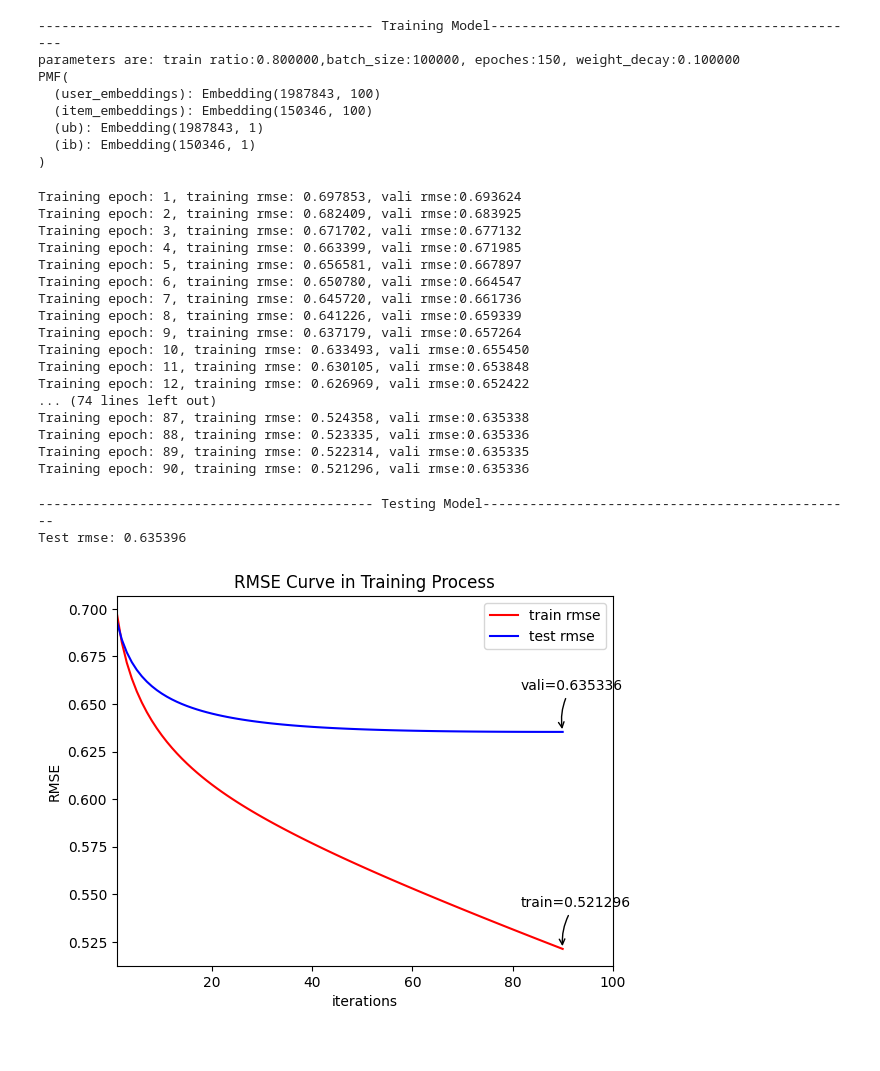
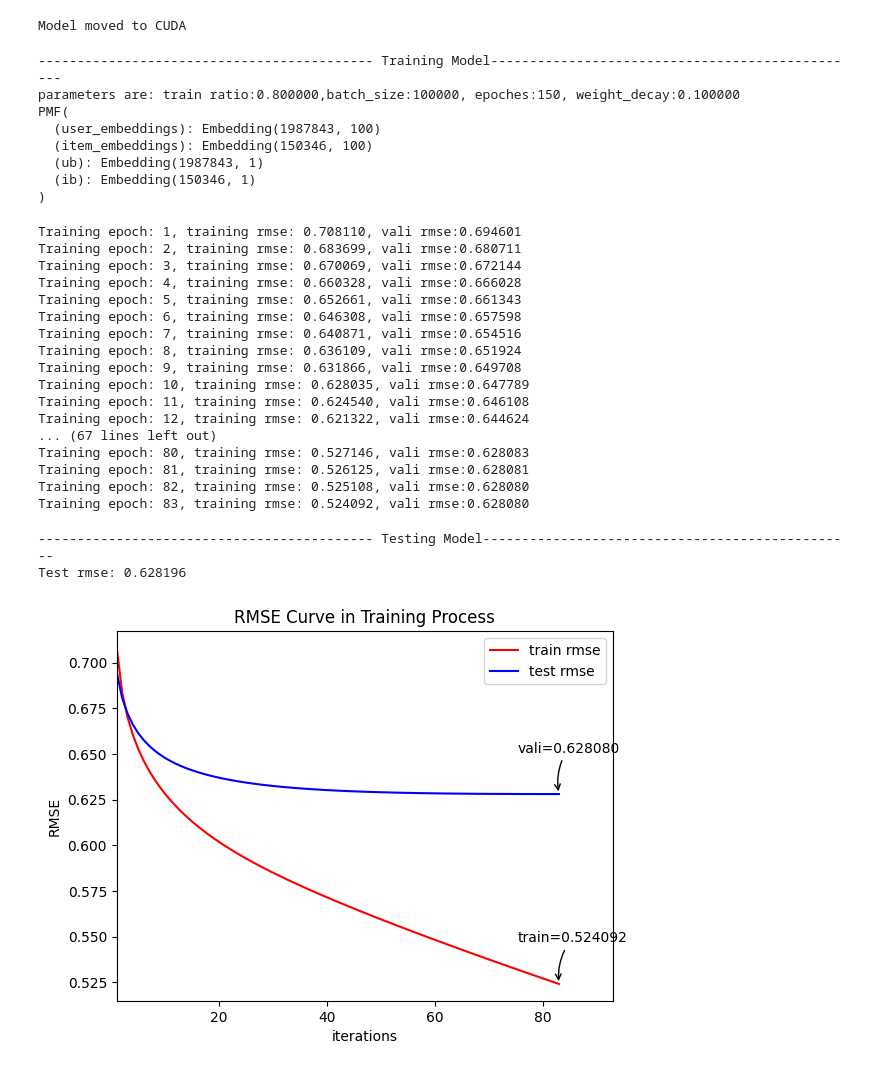
Before and after one commit to nghiax32/DRL-based-Recommendation, a Jupyter notebook: pmf.ipynb, the cells around one changed output. Saved outputs shown, nothing was run; the diff lists cells and outputs as text; code cells hidden in the pictures.

```diff
--- a/pmf.ipynb
+++ b/pmf.ipynb
@@ -25,9 +27,9 @@ batch_size = 100000
 # Number of maximum epoches to train
 epoches = 150
 # Enables CUDA training
-enable_cuda = False
+enable_cuda = True
 # Generate random seed
-seed = 1
+seed = 42
 # Weight decay
 weight_decay = 0.1
 # Size of embedding features
@@ -49,7 +51,7 @@ rest = pickle.load(open('dataset/rest_id_to_num.pkl', 'rb'))
 data = np.load('dataset/data.npy', allow_pickle=True)
 # %%
 # Normalize rewards to [-1, 1]
-# data[:,0] = 0.5*(data[:,0] - 3)
+data[:,0] = 0.5*(data[:,0] - 3)
 # print(data)
 
 # Shuffle data
@@ -97,7 +99,6 @@ loss_function = nn.MSELoss(reduction='sum')
 
 # Set optimizer (uncomment Adam for adam)
 optimizer = optim.SGD(model.parameters(), lr=lr, weight_decay=weight_decay, momentum=momentum)
-# optimizer = optim.Adam(model.parameters(), lr=lr, weight_decay=weight_decay)
 
 # Function for training one epoch
 def train(epoch, train_data_loader):
@@ -123,7 +124,8 @@ def train(epoch, train_data_loader):
         else:
             col = Variable(col.long())
         val = Variable(val.float())
-        val = 0.5*(val - 3)
+        # Normalize rewards to [-1, 1]
+        # val = 0.5*(val - 3)
 
         # Move data to CUDA
         if cuda:
@@ -142,6 +144,8 @@ def train(epoch, train_data_loader):
 
     epoch_loss /= train_data_loader.dataset.shape[0]
     return epoch_loss
+# %% [output]
+Model moved to CUDA
 # %%
 # training model part
 print('------------------------------------------- Training Model------------------------------------------------')
@@ -169,10 +173,10 @@ for epoch in range(1, epoches+1):
         vali_row = Variable(torch.from_numpy(vali_data[:, 5]).long())
         vali_col = Variable(torch.from_numpy(vali_data[:, 7]).long())
 
+    vali_val = vali_data[:, 0]
     # Normalize rewards to [-1, 1]
-    vali_val = vali_data[:, 0]
-    vali_val = vali_val.astype(float)
-    vali_val = 0.5*(vali_val - 3)
+    # vali_val = vali_val.astype(float)
+    # vali_val = 0.5*(vali_val - 3)
 
     # Get validation predictions
     vali_preds = model.predict(vali_row, vali_col)
@@ -207,23 +211,23 @@ PMF(
   (ub): Embedding(1987843, 1)
   (ib): Embedding(150346, 1)
 )
-Training epoch: 1, training rmse: 0.697853, vali rmse:0.693624
-Training epoch: 2, training rmse: 0.682409, vali rmse:0.683925
-Training epoch: 3, training rmse: 0.671702, vali rmse:0.677132
-Training epoch: 4, training rmse: 0.663399, vali rmse:0.671985
-Training epoch: 5, training rmse: 0.656581, vali rmse:0.667897
-Training epoch: 6, training rmse: 0.650780, vali rmse:0.664547
-Training epoch: 7, training rmse: 0.645720, vali rmse:0.661736
-Training epoch: 8, training rmse: 0.641226, vali rmse:0.659339
-Training epoch: 9, training rmse: 0.637179, vali rmse:0.657264
-Training epoch: 10, training rmse: 0.633493, vali rmse:0.655450
-Training epoch: 11, training rmse: 0.630105, vali rmse:0.653848
-Training epoch: 12, training rmse: 0.626969, vali rmse:0.652422
-... (74 lines left out)
-Training epoch: 87, training rmse: 0.524358, vali rmse:0.635338
-Training epoch: 88, training rmse: 0.523335, vali rmse:0.635336
-Training epoch: 89, training rmse: 0.522314, vali rmse:0.635335
-Training epoch: 90, training rmse: 0.521296, vali rmse:0.635336
+Training epoch: 1, training rmse: 0.708110, vali rmse:0.694601
+Training epoch: 2, training rmse: 0.683699, vali rmse:0.680711
+Training epoch: 3, training rmse: 0.670069, vali rmse:0.672144
+Training epoch: 4, training rmse: 0.660328, vali rmse:0.666028
+Training epoch: 5, training rmse: 0.652661, vali rmse:0.661343
+Training epoch: 6, training rmse: 0.646308, vali rmse:0.657598
+Training epoch: 7, training rmse: 0.640871, vali rmse:0.654516
+Training epoch: 8, training rmse: 0.636109, vali rmse:0.651924
+Training epoch: 9, training rmse: 0.631866, vali rmse:0.649708
+Training epoch: 10, training rmse: 0.628035, vali rmse:0.647789
+Training epoch: 11, training rmse: 0.624540, vali rmse:0.646108
+Training epoch: 12, training rmse: 0.621322, vali rmse:0.644624
+... (67 lines left out)
+Training epoch: 80, training rmse: 0.527146, vali rmse:0.628083
+Training epoch: 81, training rmse: 0.526125, vali rmse:0.628081
+Training epoch: 82, training rmse: 0.525108, vali rmse:0.628080
+Training epoch: 83, training rmse: 0.524092, vali rmse:0.628080
 # %%
 print('------------------------------------------- Testing Model------------------------------------------------')
 
@@ -238,39 +242,39 @@ else:
 # Get test predictions
 preds = model.predict(test_row, test_col)
 
+test_val = test_data[:, 0]
 # Normalize rewards to [-1, 1]
-test_val = test_data[:, 0]
-test_val = test_val.astype(float)
-test_val = 0.5*(test_val - 3)
+# test_val = test_val.astype(float)
+# test_val = 0.5*(test_val - 3)
 
 # Get test rmse loss
 if cuda:
     test_rmse = RMSE(preds.cpu().data.numpy(), test_val)
 else:
     test_rmse = RMSE(preds.data.numpy(), test_val)
 print('Test rmse: {:f}'.format(test_rmse))
 
 # Create plots
 plt.figure(1)
 plt.plot(range(1, len(train_rmse_list)+1), train_rmse_list, color='r', label='train rmse')
 plt.plot(range(1, len(vali_rmse_list)+1), vali_rmse_list, color='b', label='test rmse')
 plt.legend()
 plt.annotate(r'train=%f' % (train_rmse_list[-1]), xy=(len(train_rmse_list), train_rmse_list[-1]),
              xycoords='data', xytext=(-30, 30), textcoords='offset points', fontsize=10,
              arrowprops=dict(arrowstyle='->', connectionstyle='arc3, rad=.2'))
 plt.annotate(r'vali=%f' % (vali_rmse_list[-1]), xy=(len(vali_rmse_list), vali_rmse_list[-1]),
              xycoords='data', xytext=(-30, 30), textcoords='offset points', fontsize=10,
              arrowprops=dict(arrowstyle='->', connectionstyle='arc3, rad=.2'))
 plt.xlim([1, len(train_rmse_list)+10])
 plt.xlabel('iterations')
 plt.ylabel('RMSE')
 plt.title('RMSE Curve in Training Process')
 plt.show()
 
 # Save model
 path_to_trained_pmf = 'dataset/data_runs/ratio_{:f}_bs_{:d}_e_{:d}_wd_{:f}_lr_{:f}_cuda_{:}_trained_pmf.pt'.format(train_ratio, batch_size, len(train_rmse_list), weight_decay, lr, enable_cuda)
 torch.save(model.state_dict(), path_to_trained_pmf)
 # %% [output]
 ------------------------------------------- Testing Model------------------------------------------------
-Test rmse: 0.635396
+Test rmse: 0.628196
-[figure, old version]
+[figure, new version]
```
Also changed, not shown: parts of 1 cell of this notebook, 7 other files.
